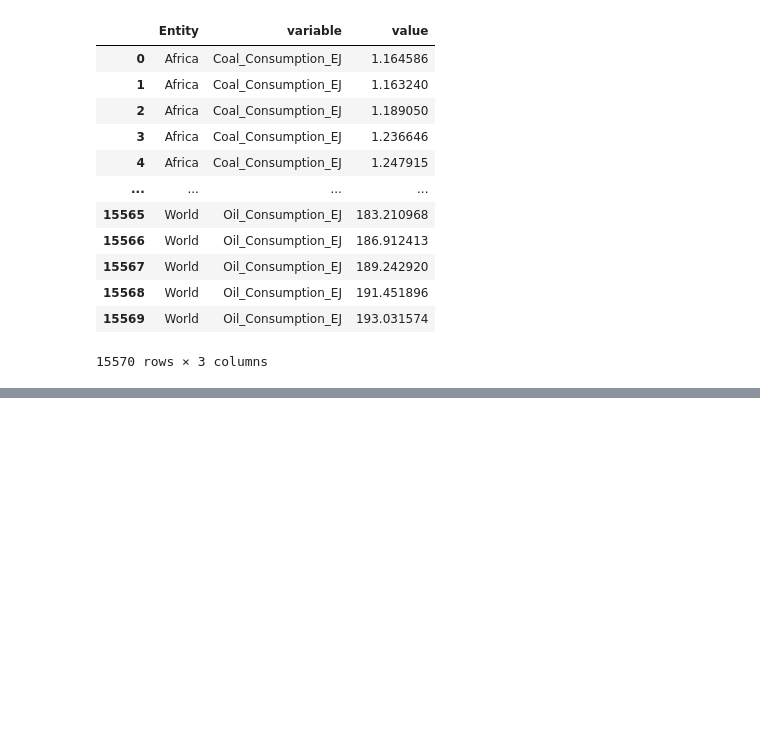
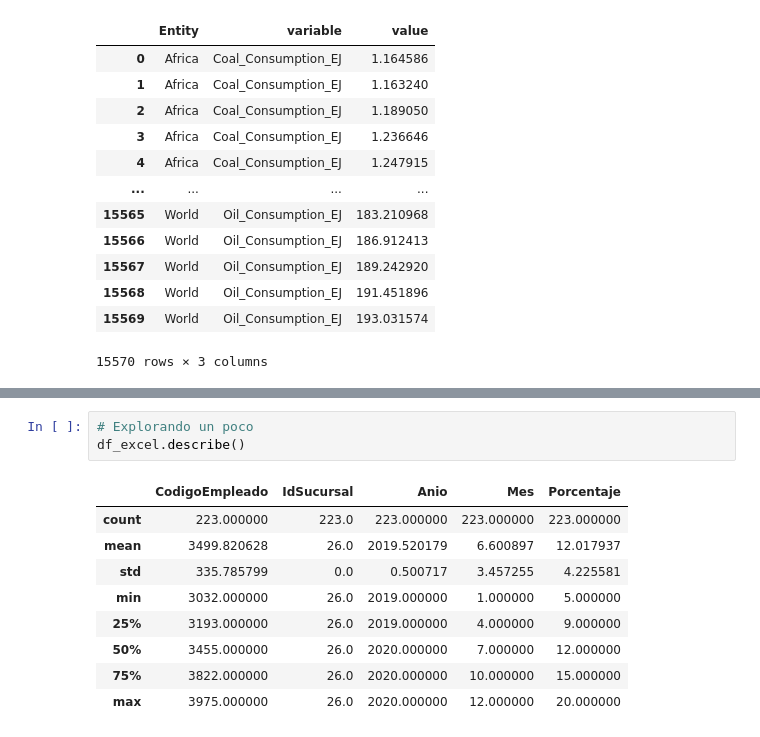
Before and after one commit to Carlos-Montana/Act-tiimiit-alkemy, a Jupyter notebook: Act_19_Pandas/pandas.ipynb, the cells around one changed output, grey strips where cells are left out. Saved outputs shown, nothing was run; the diff lists cells and outputs as text; blank space fills up the shorter version.

```diff
--- a/Act_19_Pandas/pandas.ipynb
+++ b/Act_19_Pandas/pandas.ipynb
@@ -129,0 +184,13 @@ df_csv_melt
+# %%
+# Explorando un poco
+df_excel.describe()
+# %% [output]
+|  | CodigoEmpleado | IdSucursal | Anio | Mes | Porcentaje |
+| count | 223.000000 | 223.0 | 223.000000 | 223.000000 | 223.000000 |
+| mean | 3499.820628 | 26.0 | 2019.520179 | 6.600897 | 12.017937 |
+| std | 335.785799 | 0.0 | 0.500717 | 3.457255 | 4.225581 |
+| min | 3032.000000 | 26.0 | 2019.000000 | 1.000000 | 5.000000 |
+| 25% | 3193.000000 | 26.0 | 2019.000000 | 4.000000 | 9.000000 |
+| 50% | 3455.000000 | 26.0 | 2020.000000 | 7.000000 | 12.000000 |
+| 75% | 3822.000000 | 26.0 | 2020.000000 | 10.000000 | 15.000000 |
+| max | 3975.000000 | 26.0 | 2020.000000 | 12.000000 | 20.000000 |
```
Also changed, not shown: parts of 12 cells of this notebook.
